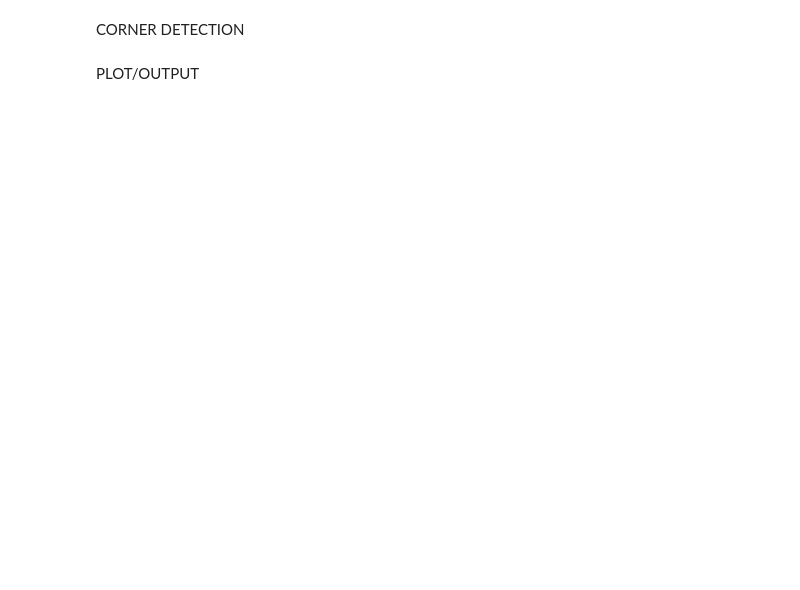
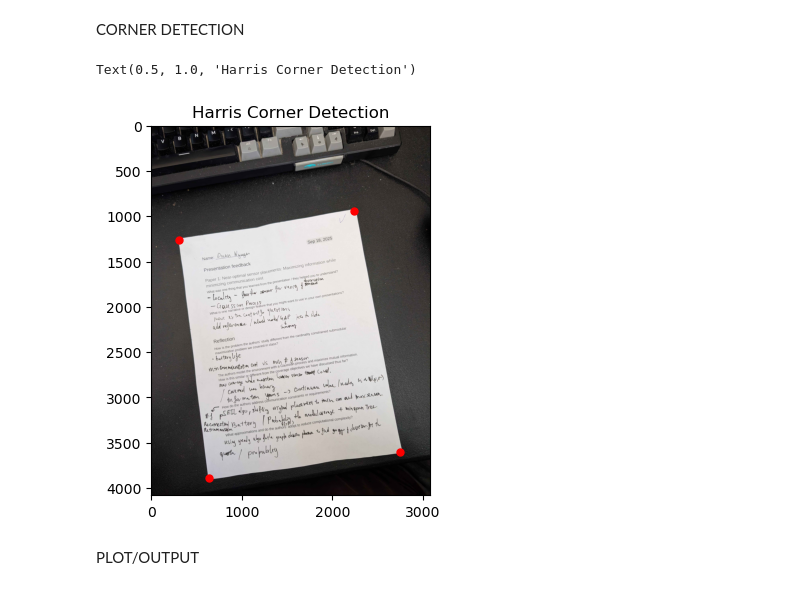
Before and after one commit to BA2183/cv, a Jupyter notebook: assignments_Duan/HW01_2.ipynb, the cells around one changed output. Drawn from its saved outputs; the diff is of its cells as text; code cells hidden in the pictures; blank space fills up the shorter version.

```diff
--- a/assignments_Duan/HW01_2.ipynb
+++ b/assignments_Duan/HW01_2.ipynb
@@ -61,9 +71,13 @@ def harris_corner_detector(image, alpha=0.05, threshold=1e-3, window_size=3, sig
 # %%
 corners, C = harris_corner_detector(edges, alpha=0.05, threshold=0.1, window_size=3, sigma=3)
-# fig, ax = plt.subplots()
-# ax.imshow(img, cmap=plt.cm.gray)
-# y, x = zip(*corners)
-# ax.scatter(x, y, c='r', s=2)
-# ax.set_title("Harris Corner Detection")
+corners = np.multiply(corners, 5)
+fig, ax = plt.subplots()
+ax.imshow(img_og, cmap=plt.cm.gray)
+y, x = zip(*corners)
+ax.scatter(x, y, c='r', s=25)
+ax.set_title("Harris Corner Detection")
+# %% [output]
+Text(0.5, 1.0, 'Harris Corner Detection')
+[figure, added]
 # %% [markdown]
 PLOT/OUTPUT
```
Also changed, not shown: parts of 11 cells of this notebook, 1 other file.
